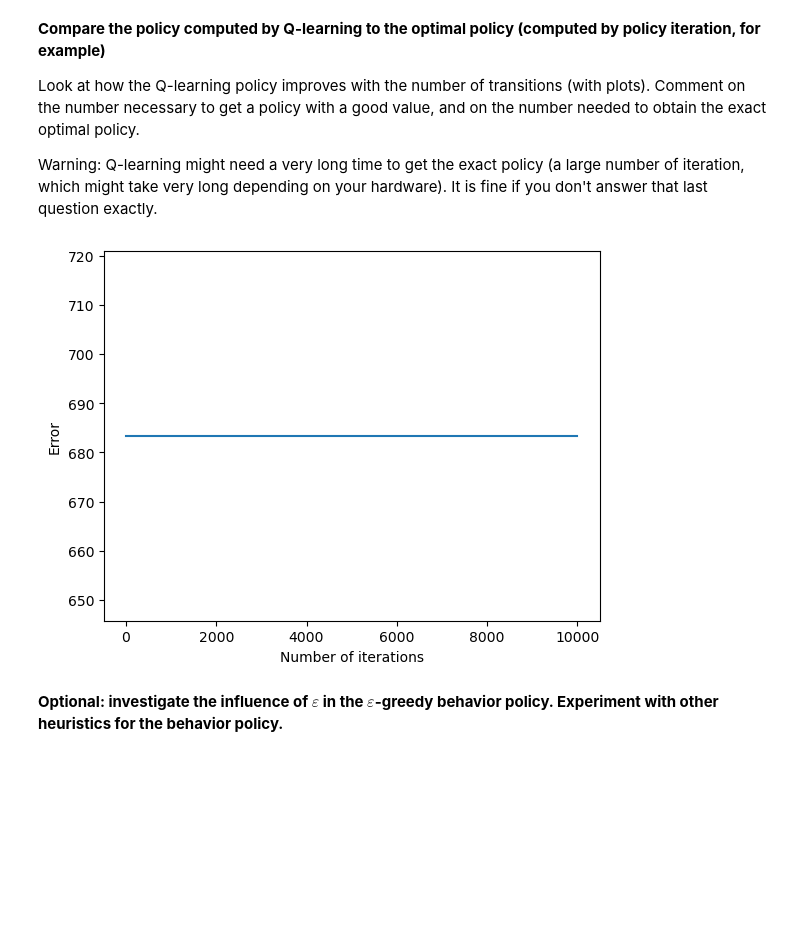
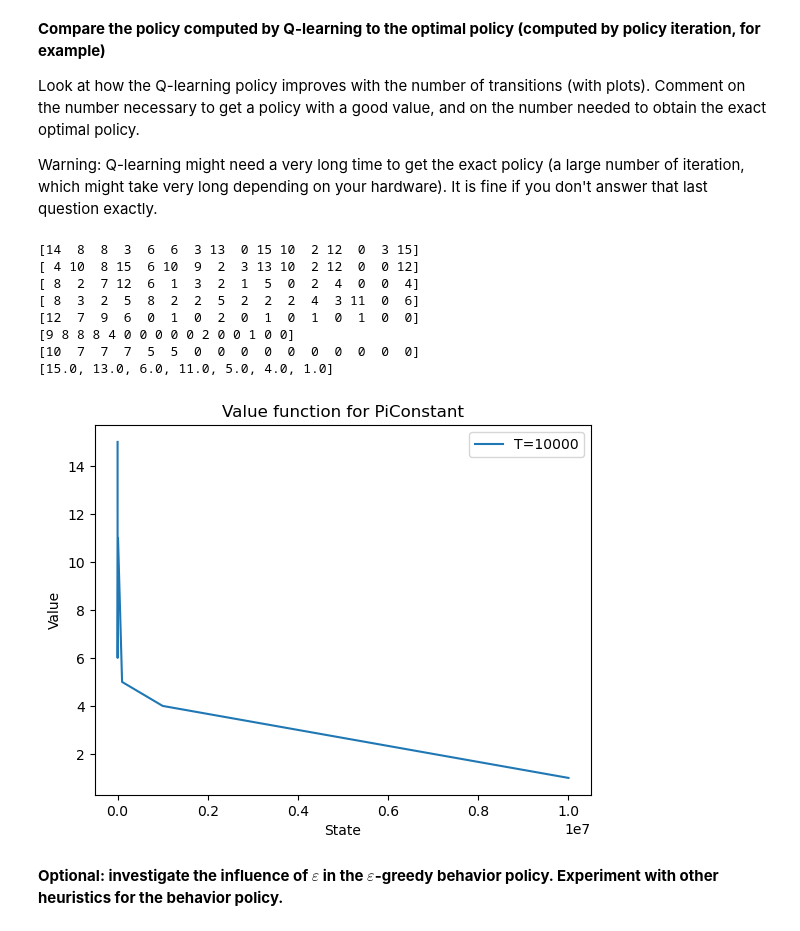
Before and after one commit to benech17/Reinforcement-Learning-SDIA, a Jupyter notebook: TP2/TD0_QLearning.ipynb, the cells around one changed output. Drawn from its saved outputs; the diff is of its cells as text; code cells hidden in the pictures; blank space fills up the shorter version.

```diff
--- a/TP2/TD0_QLearning.ipynb
+++ b/TP2/TD0_QLearning.ipynb
@@ -554,9 +571,10 @@ for v in V_td1:
     diff.append(np.linalg.norm(v-V_mi,ord=np.inf))
 
 #plot for each value of H, the convergence of TD1 as a function of T
-fig = go.Figure()
 for i in range(len(H)):
-    fig.add_trace(go.Scatter(x=T, y=diff[4*i:4*i+4], name='H='+str(H[i])))
-fig.update_layout(title="Convergence of TD1 for PiConstant",xaxis_title="Number of trajectories",yaxis_title="Error")
-
-fig.show()
+    plt.plot(T,diff[i*len(T):(i+1)*len(T)],label="H="+str(H[i]))
+plt.xlabel("Number of trajectories")
+plt.ylabel("Error")
+plt.title("Convergence of TD1 for PiThreshold")
+plt.legend()
+plt.show()
@@ -591,7 +611,8 @@ def q_learning(T,q0,eps):
         state, rew, _, _, _ = env.step(a)
         Q[s,a] = Q[s,a] + 1/ N[s,a]  * (rew + gamma * np.max(Q[state,:]) - Q[s,a])
         s = state
-    return(Q)
+    pi=np.argmax(Q,axis=1)
+    return Q,pi
 # %% [markdown]
 **Compare the policy computed by Q-learning to the optimal policy (computed by policy iteration, for example)**
 
@@ -600,20 +621,34 @@ Look at how the Q-learning policy improves with the number of transitions (with
 Warning: Q-learning might need a very long time to get the exact policy (a large number of iteration, which might take very long depending on your hardware). It is fine if you don't answer that last question exactly.
 # %%
 q0 = np.random.rand(M+1,M+1)
-T_list=[10**1,10**2,10**3,10**4]
+T_list=[10**1,10**2,10**3,10**4,10**5,10**6,10**7]
 
-Q_list=[q_learning(t,q0,0.1) for t in T_list]
-
+q_list=[]
+pi_list=[]
+for t in T_list:
+    q,pi=q_learning(t,q0,0.1)
+    q_list.append(q)
+    pi_list.append(pi)
+z=[np.linalg.norm(pi_list[i]-Pi_IP,ord=np.inf) for i in range(len(T_list))]
+print(z)
 Pi_IP, V_IP, nIt_IP = PolicyIteration()
 
-plt.figure()
-plt.plot(T_list,[np.linalg.norm(Q_list[i]-V_IP,ord=np.inf) for i in range(len(T_list))])
-plt.xlabel("Number of iterations")
-plt.ylabel("Error")
-
+plt.plot(T_list,z,label="T="+str(T_list[i]))
+plt.xlabel("State")
+plt.ylabel("Value")
+plt.title("Value function for PiConstant")
+plt.legend()
 plt.show()
 # %% [output]
+[14  8  8  3  6  6  3 13  0 15 10  2 12  0  3 15]
+[ 4 10  8 15  6 10  9  2  3 13 10  2 12  0  0 12]
+[ 8  2  7 12  6  1  3  2  1  5  0  2  4  0  0  4]
+[ 8  3  2  5  8  2  2  5  2  2  2  4  3 11  0  6]
+[12  7  9  6  0  1  0  2  0  1  0  1  0  1  0  0]
+[9 8 8 8 4 0 0 0 0 0 2 0 0 1 0 0]
+[10  7  7  7  5  5  0  0  0  0  0  0  0  0  0  0]
+[15.0, 13.0, 6.0, 11.0, 5.0, 4.0, 1.0]
-[figure, old version]
+[figure, new version]
 # %% [markdown]
 **Optional: investigate the influence of $\varepsilon$ in the $\varepsilon$-greedy behavior policy. Experiment with other heuristics for the behavior policy.**
 # %%
```
Also changed, not shown: parts of 8 cells of this notebook.
